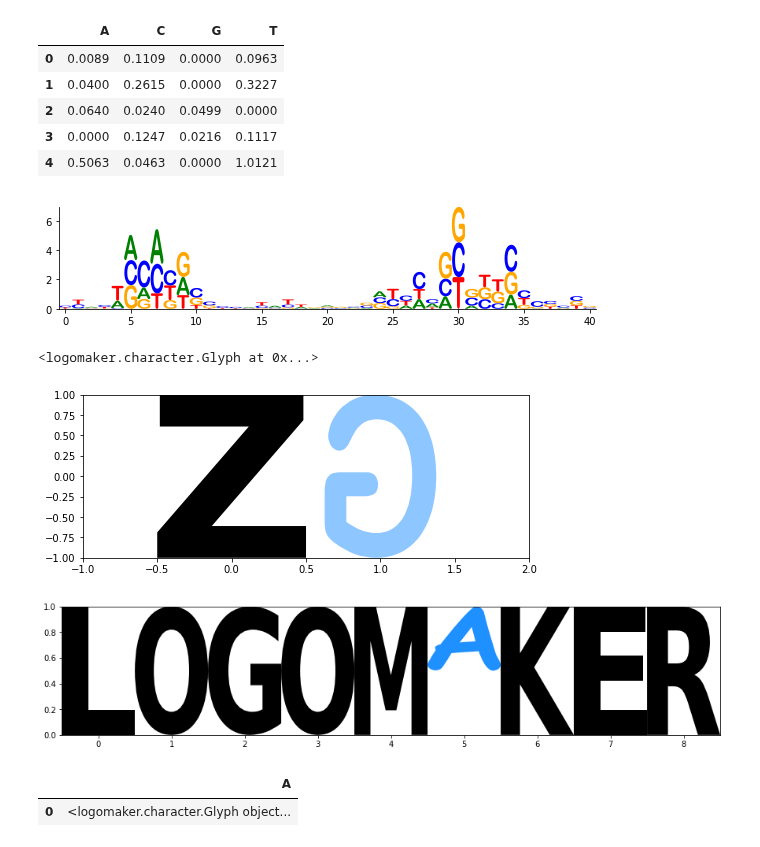
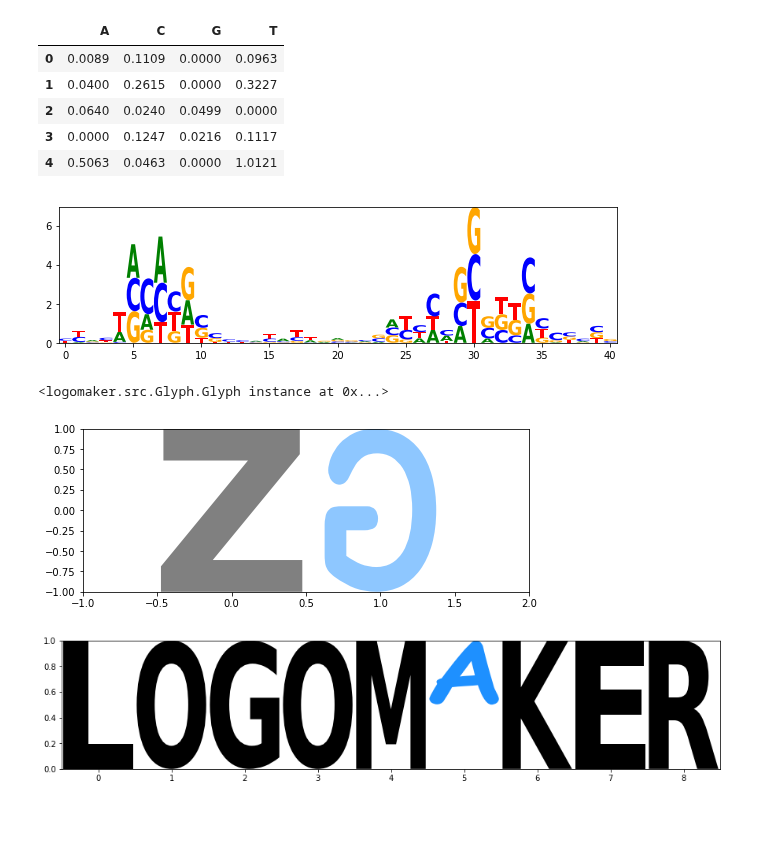
Before and after one commit to jbkinney/logomaker, a Jupyter notebook: jupyter_notebooks/19.03.09_test_logomaker.ipynb, the cells around one changed output. Saved outputs shown, nothing was run; the diff lists cells and outputs as text; code cells hidden in the pictures; blank space fills up the shorter version.

```diff
--- a/jupyter_notebooks/19.03.09_test_logomaker.ipynb
+++ b/jupyter_notebooks/19.03.09_test_logomaker.ipynb
@@ -23,21 +23,21 @@ df.head()
 | 3 | 0.0000 | 0.1247 | 0.0216 | 0.1117 |
 | 4 | 0.5063 | 0.0463 | 0.0000 | 1.0121 |
 # %%
-logo = logomaker.make_logo(df)
+logo = logomaker.Logo(df)
 # %% [output]
-[figure, old version]
+[figure, new version]
 # %%
-from logomaker.character import Glyph
+from logomaker import Glyph
 
 fig, ax = plt.subplots(figsize=[8,3])
 ax.set_xlim([-1,2])
 ax.set_ylim([-1,1])
-Glyph(ax=ax, c='Z', p=0)
-Glyph(ax=ax, c='G', p=1, width=.75, alpha=.5, font_family='Arial Rounded MT Bold',
+Glyph(c='Z', p=0,ax=ax,ceiling=1,floor=-1)
+Glyph(c='G', p=1, width=.75, alpha=.5, font_family='Arial Rounded MT Bold',ceiling=1,floor=-1,
       color='dodgerblue', flip=False, mirror=True)
 # %% [output]
-<logomaker.character.Glyph at 0x...>
+<logomaker.src.Glyph.Glyph instance at 0x...>
-[figure, old version]
+[figure, new version]
 # %%
 fig, ax = plt.subplots(figsize=[15,3])
 
@@ -50,7 +50,7 @@ ax.set_xlim([-.5,len(s)-.5])
 # Create a list of glyphs
 glyphs = []
 for p, c in enumerate(s):
-    g = Glyph(ax=ax, c=c, p=p, draw_now=False, max_horizontal_stretch=2)
+    g = Glyph(c=c, p=p,ax=ax, draw_now=False, ceiling=1,floor=0,color='black')
     glyphs.append(g)
 
 # Modify a single glyph
@@ -64,4 +64,4 @@ g.flip=False
 for g in glyphs:
     g.draw()
 # %% [output]
-[figure, old version]
+[figure, new version]
@@ -70,7 +67,0 @@ logomaker.character.Glyph?
-# %%
-df = pd.DataFrame()
-df.loc[0,'A'] = Glyph(ax=ax, c='Z', p=0)
-df
-# %% [output]
-|  | A |
-| 0 | <logomaker.character.Glyph object... |
```
Also changed, not shown: parts of 1 cell of this notebook, 6 other files.
